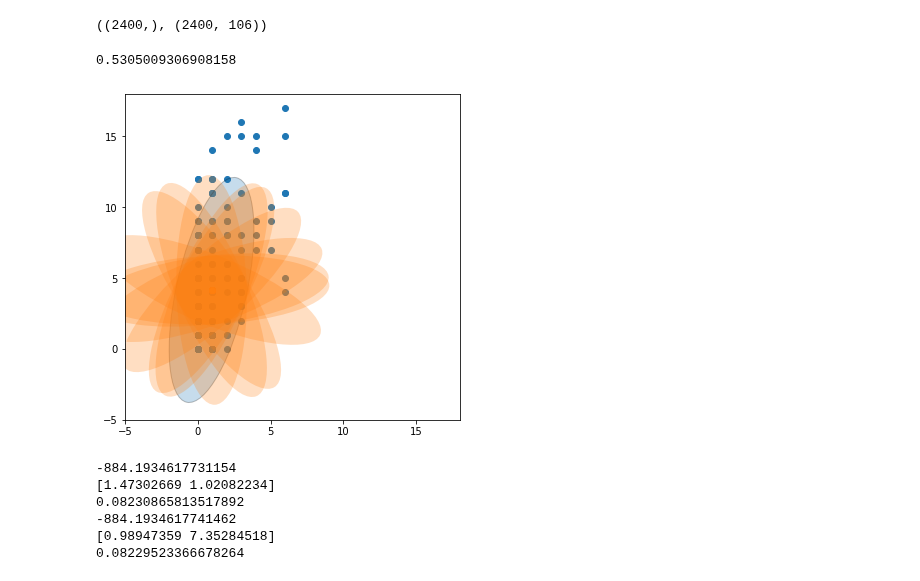
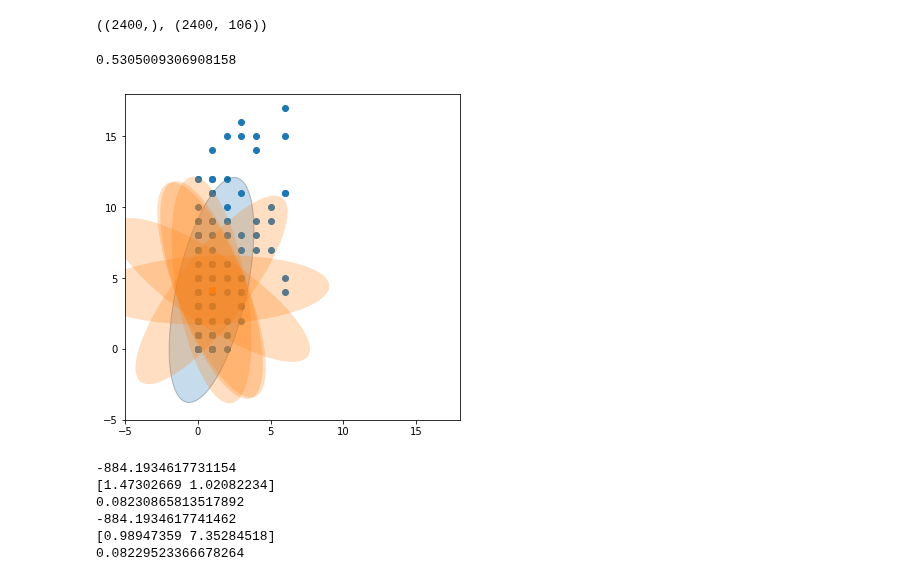
Before and after one commit to BouchardLab/noise_correlations, a Jupyter notebook: notebooks/factor_analysis.ipynb, the cells around one changed output. Cells and saved outputs as stored; diff of their text form; code cells hidden in the pictures.

```diff
--- a/notebooks/factor_analysis.ipynb
+++ b/notebooks/factor_analysis.ipynb
@@ -33,25 +31,25 @@ X.shape, Y.shape
 # %%
 ni = 0
 nj = 1
 s = np.unique(X)[0]
 idxs = np.equal(X, s)
 Yi = Y[idxs][:, [ni, nj]]
 print(np.corrcoef(Yi.T)[0, 1])
 
 fig, ax = plt.subplots(1, figsize=(6, 6))
 ax.scatter(*Yi.T)
 maxv = Yi.max()
 ax.set_xlim(-5, maxv+1)
 ax.set_ylim(-5, maxv+1)
 mean = Yi.mean(axis=0)
 cov = np.cov(Yi.T)
 plot_ellipse(mean, cov, ax, ec='k')
-for ii in range(10):
+for ii in range(6):
     R = sog(2).rvs()
     plot_ellipse(mean, R@cov@R.T, ax, c='C1', alpha=.05)
 # %% [output]
 0.5305009306908158
-[figure, old version]
+[figure, new version]
 # %%
 model = FA(n_components=1, tol=1e-8, svd_method='lapack')
 model.fit(Yi)
```
Also changed, not shown: parts of 24 cells of this notebook, 2 other files.
